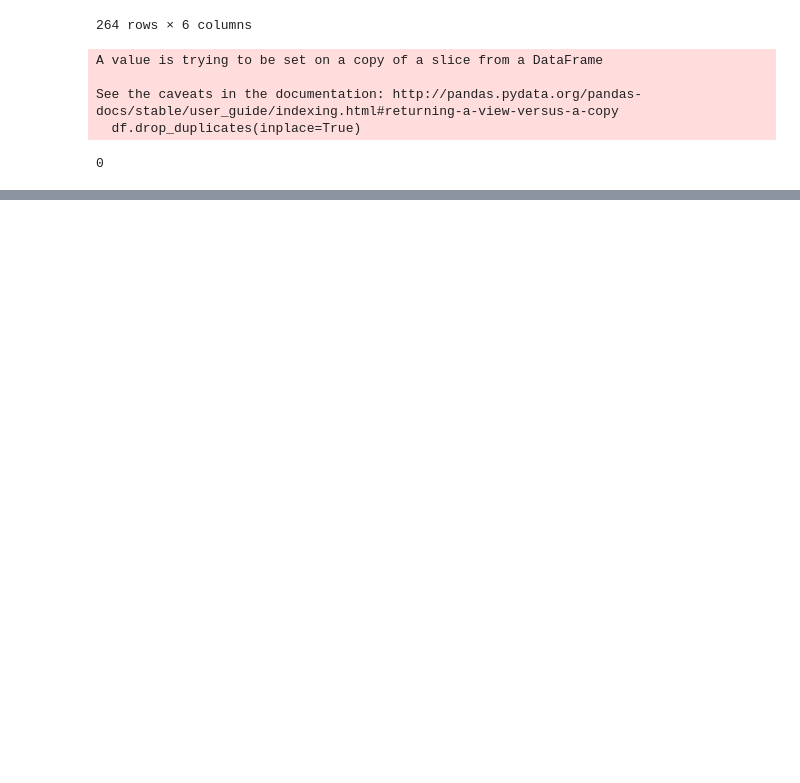
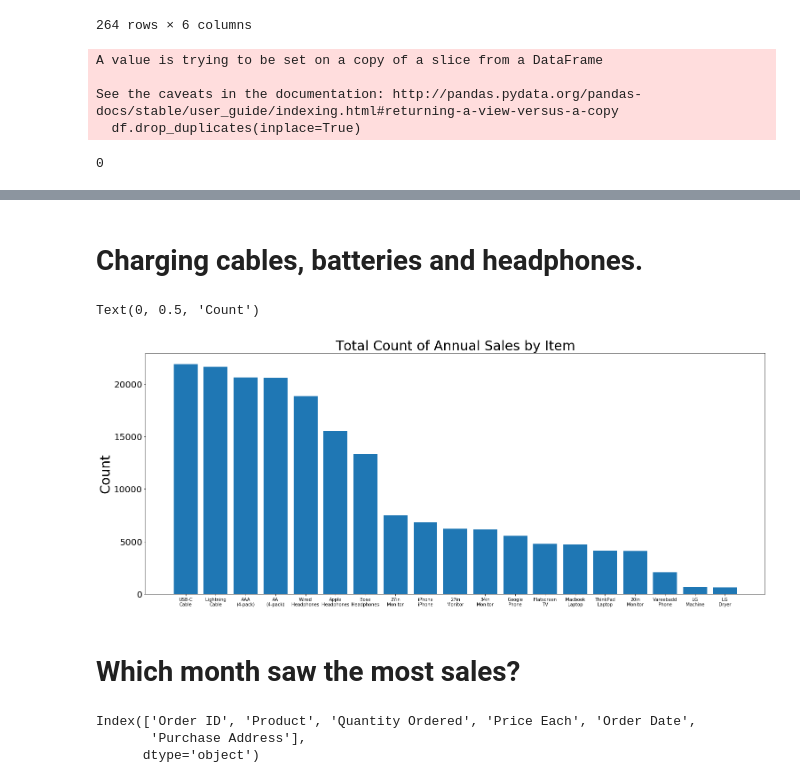
Before and after one commit to tim-christy/Pandas-Data-Science-Tasks, a Jupyter notebook: my_analysis.ipynb, the cells around one changed output, grey strips where cells are left out. Drawn from its saved outputs; the diff is of its cells as text; code cells hidden in the pictures; blank space fills up the shorter version.

Commit message:
couple graphs plotted by count of sales

```diff
--- a/my_analysis.ipynb
+++ b/my_analysis.ipynb
@@ -284,0 +288,2 @@ df.duplicated().sum()
+# %%
+df = df.astype({'Quantity Ordered': 'int64', 'Price Each':'float', 'Order Date': 'datetime64'})
@@ -284,0 +336,20 @@ df.duplicated().sum()
+# %% [markdown]
+# Charging cables, batteries and headphones.
+# %%
+plt.figure(figsize=(25,10))
+plt.bar(df['Product'].value_counts().index, df['Product'].value_counts().values)
+plt.xticks([str(x) for x in df['Product'].value_counts().index], [ (str(x).split(' ')[0] + '\n' + str(x).split(' ')[-1]) for x in df['Product'].value_counts().index], fontsize=10);
+plt.yticks(fontsize=20);
+plt.title('Total Count of Annual Sales by Item', fontsize=30)
+plt.ylabel('Count', fontsize=30)
+# %% [output]
+Text(0, 0.5, 'Count')
+[figure, added]
+# %% [markdown]
+# Which month saw the most sales?
+# %%
+df.columns
+# %% [output]
+Index(['Order ID', 'Product', 'Quantity Ordered', 'Price Each', 'Order Date',
+       'Purchase Address'],
+      dtype='object')
```
Also changed, not shown: parts of 10 cells of this notebook.
